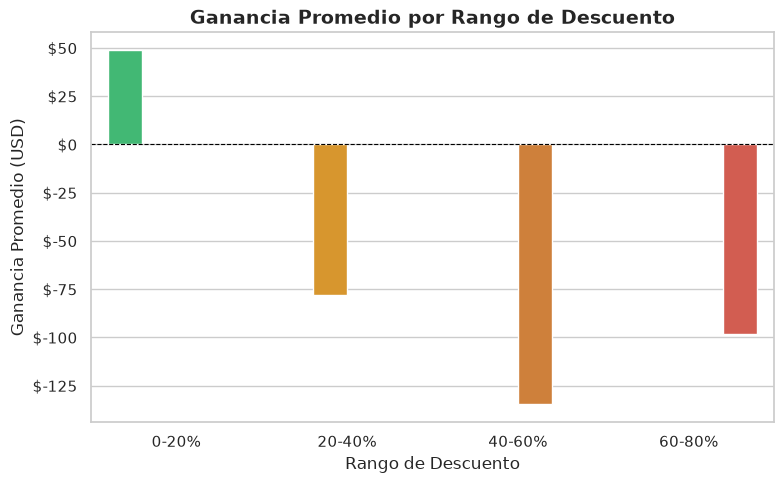
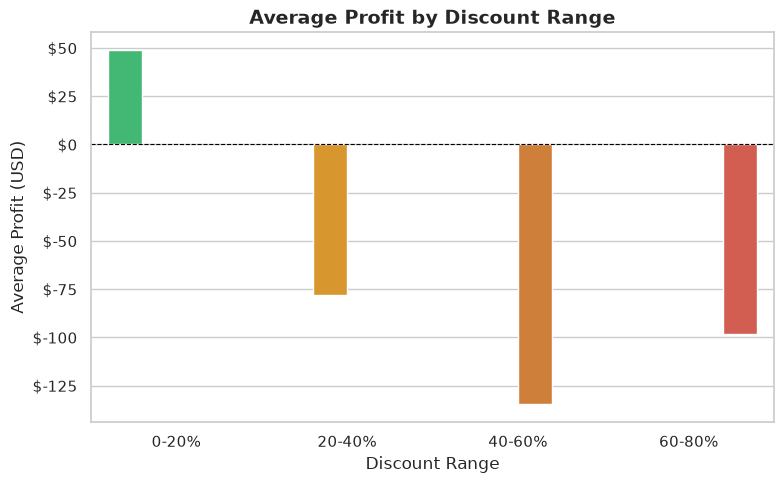
The notebook cell's code change between the first figure and the second:
--- before
+++ after
@@ -1,8 +1,9 @@
-# ── Celda 22: Gráfico 3 — Descuento vs Ganancia promedio ─────────────
-# Este es el gráfico más importante del análisis — muestra el hallazgo clave
+# --- AVERAGE PROFIT BY DISCOUNT RANGE CHART 
+# This is the most important chart in the analysis—it highlights the key finding.
 fig, ax = plt.subplots(figsize=(8, 5))
 
-# Usamos colores que refuercen el mensaje: rojo en los rangos donde se pierde dinero
-colores_descuento = ["#2ecc71", "#f39c12", "#e67e22", "#e74c3c"]
+# Use colors that reinforce the message:
+# red represents the discount ranges where money is lost.
+discount_colors = ["#2ecc71", "#f39c12", "#e67e22", "#e74c3c"]
 
 sns.barplot(
@@ -11,15 +12,23 @@
     y="Average_Profit",
     hue="Discount Range",
-    palette=colores_descuento,
+    palette=discount_colors,
     ax=ax
 )
 
-ax.set_title("Ganancia Promedio por Rango de Descuento", fontsize=14, fontweight="bold")
-ax.set_xlabel("Rango de Descuento")
-ax.set_ylabel("Ganancia Promedio (USD)")
-ax.yaxis.set_major_formatter(plt.FuncFormatter(lambda x, _: f"${x:,.0f}"))
+# Set the chart title and axis labels.
+ax.set_title("Average Profit by Discount Range", fontsize=14, fontweight="bold")
+ax.set_xlabel("Discount Range")
+ax.set_ylabel("Average Profit (USD)")
+
+# Format the y-axis values as currency.
+ax.yaxis.set_major_formatter(
+    plt.FuncFormatter(lambda x, _: f"${x:,.0f}")
+)
+
+# Draw a horizontal line at zero to clearly distinguish
+# positive profits from negative profits.
 ax.axhline(0, color="black", linewidth=0.8, linestyle="--")
 
-plt.tight_layout()
-plt.savefig("../outputs/graphics/descuento_vs_ganancia.png", dpi=150)
+plt.tight_layout()  # Prevents labels and titles from being cut off.
+plt.savefig("../outputs/graphics/discount_vs_profit.png", dpi=150)  # Saves the figure.
 plt.show()

Commit: feat: análisis exploratorio de ventas Superstore